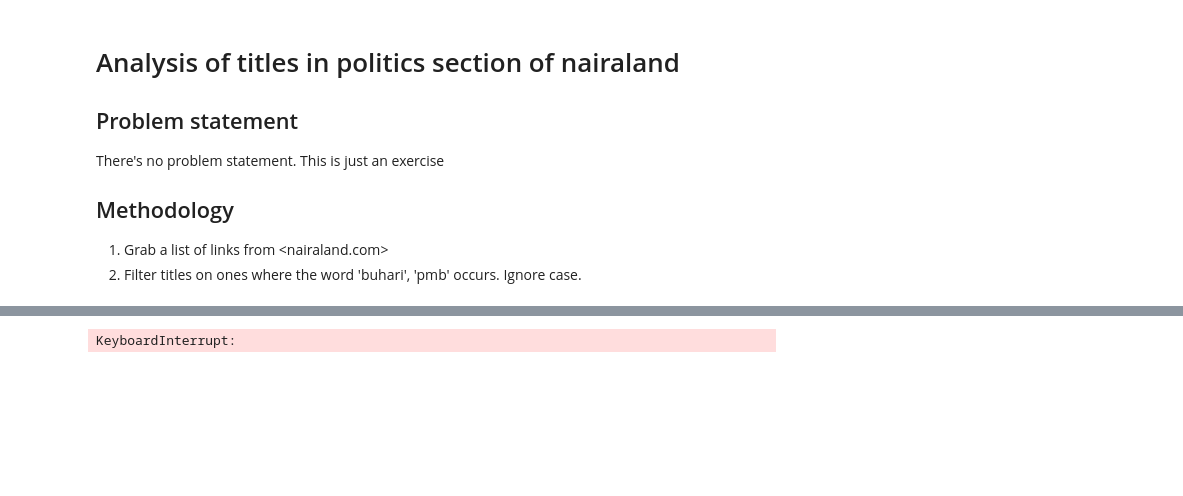
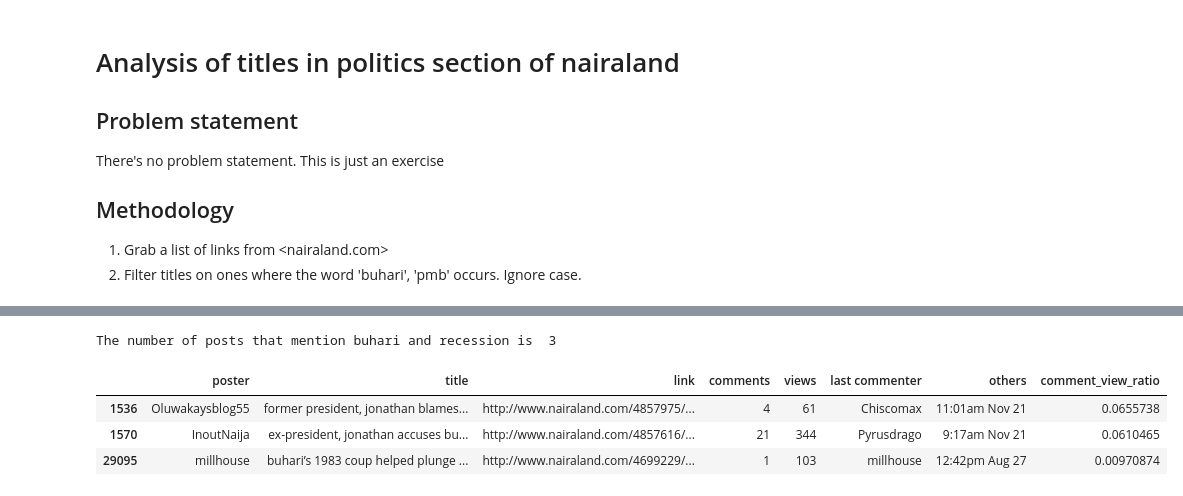
Before and after one commit to chidimo/hack-nairaland, a Jupyter notebook: politics-analysis.ipynb, the cells around one changed output, grey strips where cells are left out. Saved outputs shown, nothing was run; the diff lists cells and outputs as text; code cells hidden in the pictures; blank space fills up the shorter version.

```diff
--- a/politics-analysis.ipynb
+++ b/politics-analysis.ipynb
@@ -79,4 +66,12 @@ df[mask].style.set_properties(**{'text-align': 'left', 'background-color': '#DF6
-# %%
-df.style.set_properties(**{'text-align': 'left', 'background-color': '#DF691A', 'color' : 'white', 'font-size' : '125%'})
-# %% [output]
-KeyboardInterrupt:
+# %%
+# Find all posts that contain the word recession and buhari and/or pmb in its title
+mask = (buhari | pmb) & recession
+res = df[mask]
+print("The number of posts that mention buhari and recession is ", len(res))
+res.style.set_properties(**{'text-align': 'left', 'background-color': '#2B3E50', 'color' : 'white', 'font-size' : '125%'})
+# %% [output]
+The number of posts that mention buhari and recession is  3
+|  | poster | title | link | comments | views | last commenter | others | comment_view_ratio |
+| 1536 | Oluwakaysblog55 | former president, jonathan blames... | http://www.nairaland.com/4857975/... | 4 | 61 | Chiscomax | 11:01am Nov 21 | 0.0655738 |
+| 1570 | InoutNaija | ex-president, jonathan accuses bu... | http://www.nairaland.com/4857616/... | 21 | 344 | Pyrusdrago | 9:17am Nov 21 | 0.0610465 |
+| 29095 | millhouse | buhari’s 1983 coup helped plunge ... | http://www.nairaland.com/4699229/... | 1 | 103 | millhouse | 12:42pm Aug 27 | 0.00970874 |
```
Also changed, not shown: parts of 7 cells of this notebook, 3 other files.
